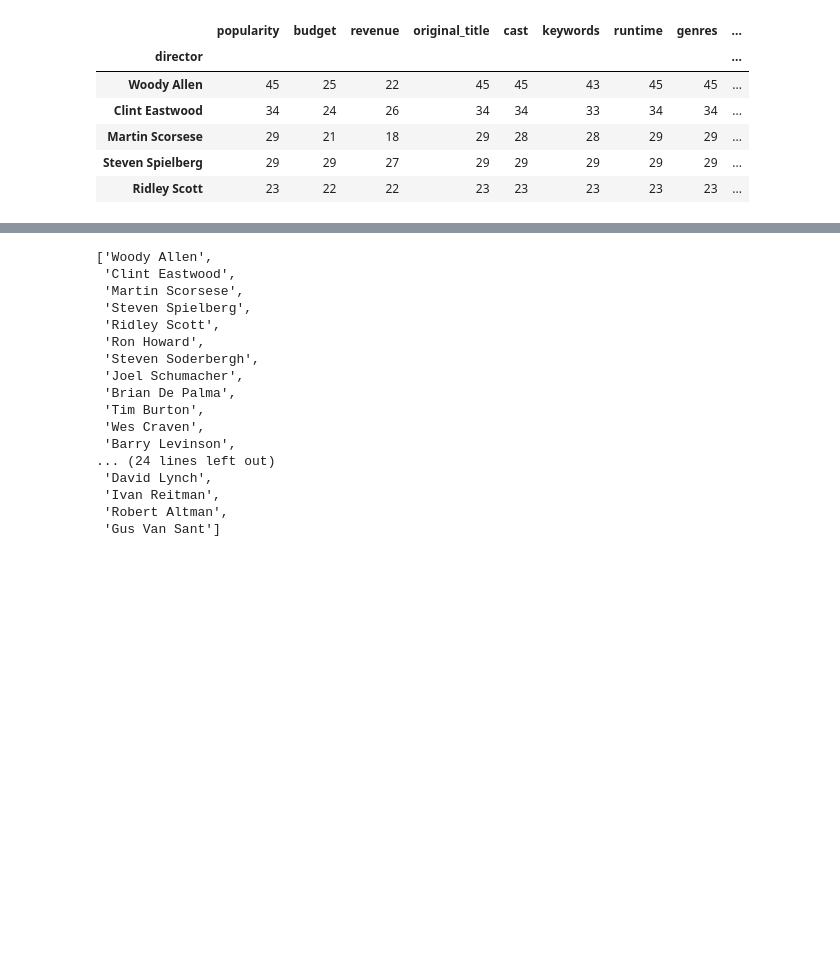
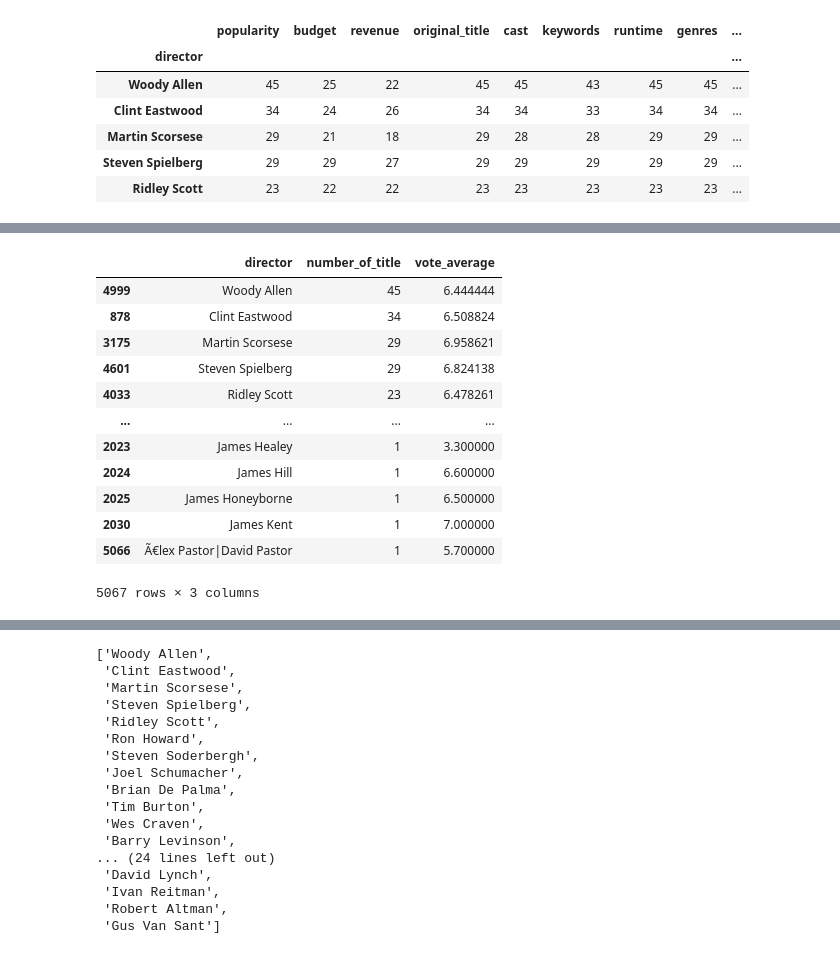
Before and after one commit to KaoriMI/Project_Investigate_a_Dataset, a Jupyter notebook: investigate-a-dataset-template.ipynb, the cells around one changed output, grey strips where cells are left out. Saved outputs shown, nothing was run; the diff lists cells and outputs as text; code cells hidden in the pictures; blank space fills up the shorter version.

```diff
--- a/investigate-a-dataset-template.ipynb
+++ b/investigate-a-dataset-template.ipynb
@@ -552,3 +588,5 @@ df_direct_count.head()
 | Martin Scorsese | 29 | 21 | 18 | 29 | 28 | 28 | 29 | 29 | ... |
 | Steven Spielberg | 29 | 29 | 27 | 29 | 29 | 29 | 29 | 29 | ... |
 | Ridley Scott | 23 | 22 | 22 | 23 | 23 | 23 | 23 | 23 | ... |
+# %%
+df_director_clearn= df.groupby('director')['original_title'].count().to_frame(name = 'number_of_title').reset_index()
@@ -555,3 +602,21 @@ df_direct_count.head()
+# %%
+df_director_clearn['vote_average'] = df.groupby('director').mean().vote_average.to_frame(name = 'vote_average').reset_index().iloc[:,1]
+# %%
+df_director_clearn.sort_values(by = 'number_of_title', ascending = False)
+# %% [output]
+|  | director | number_of_title | vote_average |
+| 4999 | Woody Allen | 45 | 6.444444 |
+| 878 | Clint Eastwood | 34 | 6.508824 |
+| 3175 | Martin Scorsese | 29 | 6.958621 |
+| 4601 | Steven Spielberg | 29 | 6.824138 |
+| 4033 | Ridley Scott | 23 | 6.478261 |
+| ... | ... | ... | ... |
+| 2023 | James Healey | 1 | 3.300000 |
+| 2024 | James Hill | 1 | 6.600000 |
+| 2025 | James Honeyborne | 1 | 6.500000 |
+| 2030 | James Kent | 1 | 7.000000 |
+| 5066 | Ã€lex Pastor|David Pastor | 1 | 5.700000 |
+5067 rows × 3 columns
 # %%
 # Make a function to make a dataframe and the cast list of the casts appeared more thanN times
 def top_direct(n):
```
Also changed, not shown: parts of 7 cells of this notebook, 1 other file.
